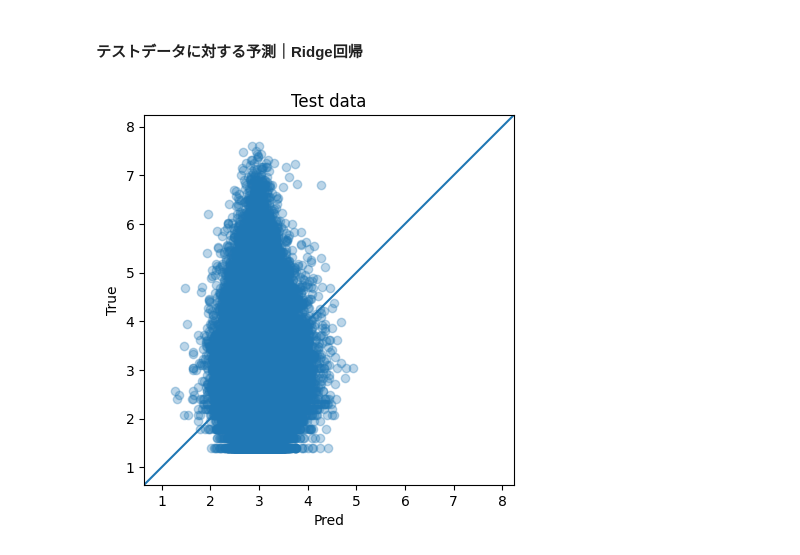
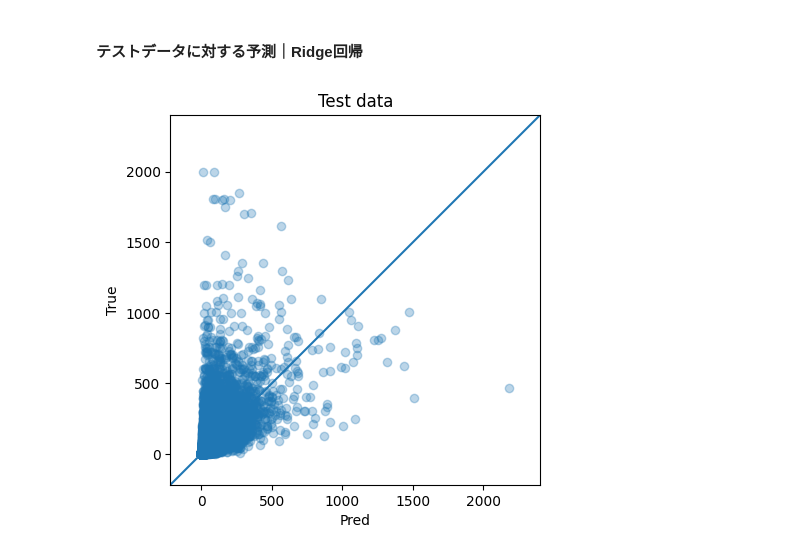
Before and after one commit to Hiromu1612/Kaggle_mercari2, a Jupyter notebook: ridge-csr-v2-simple.ipynb, the cells around one changed output. Drawn from its saved outputs; the diff is of its cells as text; code cells hidden in the pictures.

```diff
--- a/ridge-csr-v2-simple.ipynb
+++ b/ridge-csr-v2-simple.ipynb
@@ -208,8 +212,12 @@ Wall time: 1min 48s
 #### category_name を3等分する
 # %%
 def split_cat(text):
-    try: return text.split("/")
-    except: return ("No Label", "No Label", "No Label") # 欠損値は drop したため恐らく不要
+    if text == 'missing':
+        return ("No Label", "No Label", "No Label")
+    try:
+        return text.split("/")
+    except:
+        return ("No Label", "No Label", "No Label")
 
 train_test_combine['general_cat'] = train_test_combine['category_name'].apply(lambda x: split_cat(x)[0])
 train_test_combine['sub_cat1'] = train_test_combine['category_name'].apply(lambda x: split_cat(x)[1])
@@ -277,16 +285,12 @@ sub_cat2 encoding shape: (2165645, 882)
 # %% [markdown]
 #### 生成されたスパース行列を結合
 # %%
-n_train = len(train) - 2721 # train から drop した分を引き算
-
-combined_matrix_train = (X_name[:n_train], X_descp[:n_train], X_brand_name[:n_train], X_item_condition_id[:n_train], X_shipping[:n_train],
-                   X_general_cat[:n_train], X_sub_cat1[:n_train], X_sub_cat2[:n_train])
+combined_matrix_train = (X_name[:len(train)], X_descp[:len(train)], X_brand_name[:len(train)], X_item_condition_id[:len(train)], X_shipping[:len(train)],
+                   X_general_cat[:len(train)], X_sub_cat1[:len(train)], X_sub_cat2[:len(train)])
 X = hstack(combined_matrix_train).tocsr() # 説明変数
 
-y = train['price'][:n_train] # 目的変数
-
-combined_matrix_test = (X_name[n_train:], X_descp[n_train:], X_brand_name[n_train:], X_item_condition_id[n_train:], X_shipping[n_train:],
-                   X_general_cat[n_train:], X_sub_cat1[n_train:], X_sub_cat2[n_train:])
+combined_matrix_test = (X_name[len(train):], X_descp[len(train):], X_brand_name[len(train):], X_item_condition_id[len(train):], X_shipping[len(train):],
+                   X_general_cat[len(train):], X_sub_cat1[len(train):], X_sub_cat2[len(train):])
 test = hstack(combined_matrix_test).tocsr() # テストデータ
 # %%
 print(X.shape) # 説明変数
@@ -370,24 +384,31 @@ RMSLE for train data: 0.7067732424964764
 #### テストデータに対する予測｜Ridge回帰
 # %%
 y_test_pred = ridge.predict(X_test)
+# %%
+# 元のスケールに戻す
+y_test_cp = y_test.copy()
+y_test_pred_cp = y_test_pred.copy()
+
+y_test_cp = np.expm1(y_test_cp)
+y_test_pred_cp = np.expm1(y_test_pred_cp)
 # %%
-y_min = np.append(y_test_pred, y_test).min()
-y_max = np.append(y_test_pred, y_test).max()
+y_min = np.append(y_test_pred_cp, y_test_cp).min()
+y_max = np.append(y_test_pred_cp, y_test_cp).max()
 y_margin = (y_max - y_min) * 0.1
 y_min -= y_margin
 y_max += y_margin
 # %%
-plt.scatter(y_test_pred, y_test, alpha=0.3)
+plt.scatter(y_test_pred_cp, y_test_cp, alpha=0.3)
 plt.plot([y_min,y_max], [y_min,y_max])
 plt.gca().set_aspect('equal', adjustable='box')
 plt.xlim(y_min, y_max)
 plt.ylim(y_min, y_max)
 plt.title('Test data')
 plt.xlabel('Pred')
 plt.ylabel('True')
 plt.show()
 # %% [output]
-[figure, old version]
+[figure, new version]
 # %%
 # モデルの評価
 ridge_test_rmsle = rmsle(np.expm1(y_test), np.expm1(y_test_pred))
```
Also changed, not shown: parts of 24 cells of this notebook, 2 other files.
